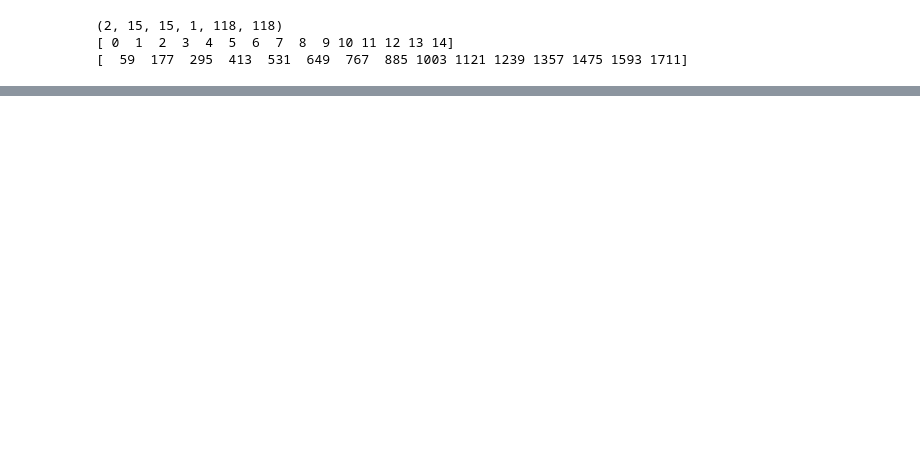
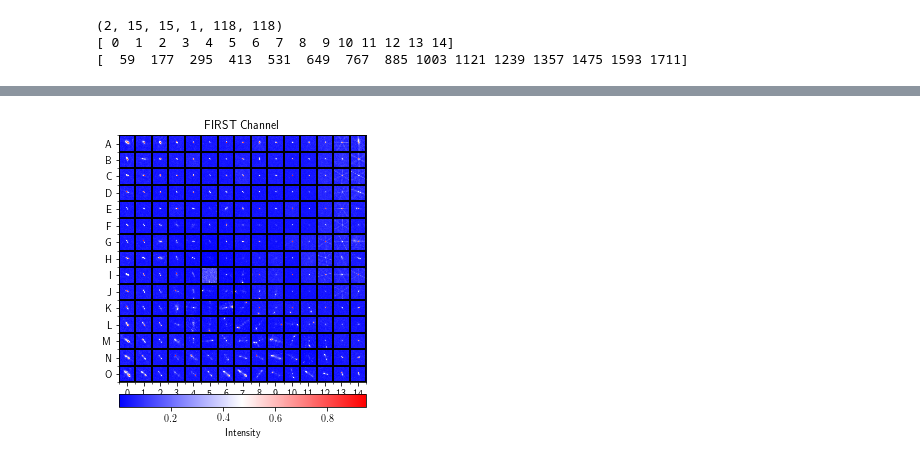
Before and after one commit to tjgalvin/Pink_Experiments, a Jupyter notebook: Notebook/Figure_SOMs.ipynb, the cells around one changed output, grey strips where cells are left out. Saved outputs shown, nothing was run; the diff lists cells and outputs as text; code cells hidden in the pictures; blank space fills up the shorter version.

```diff
--- a/Notebook/Figure_SOMs.ipynb
+++ b/Notebook/Figure_SOMs.ipynb
@@ -82,0 +85,30 @@ fig.savefig('Images/SOM_WISE_Chan.pdf')
+# %%
+chan_1 = som.get_som(channel=0)
+dets = som.file_head
+
+letters = 'ABCDEFGHIJKLMNOPQRSTUVWXYZ'
+x_locs = np.arange(dets[1])
+x_locs *= dets[4]
+x_locs += dets[4]//2
+
+# fig, ax = plt.subplots(1,1, figsize=(10.,13.))
+fig, ax = plt.subplots(1,1, figsize=(4.,7.))
+chan_1 = np.sqrt(chan_1)
+
+im = ax.imshow(chan_1, cmap='bwr')# cmap='Greys')#, norm=mpl.colors.SymLogNorm(0.03))
+# pu.no_ticks(ax)
+ax.set(title='FIRST Channel')
+ax.set(xticks=x_locs, xticklabels=np.arange(dets[1]))
+ax.set(yticks=x_locs, yticklabels=[letters[i] for i in np.arange(dets[1])])
+
+ax.set_xticks(np.arange(dets[1]+1) * dets[4], minor=True)
+ax.set_yticks(np.arange(dets[1]+1) * dets[4], minor=True)
+
+ax.grid(which='minor', color='black', linestyle='-', linewidth=2)
+
+fig.colorbar(im, label='Intensity', orientation='horizontal', pad=0.025)
+fig.tight_layout()
+# fig.show()
+fig.savefig('Images/SOM_Chan_0_First_Small.pdf')
+# %% [output]
+[figure, added]
```
Also changed, not shown: parts of 3 cells of this notebook, 7 other files.
